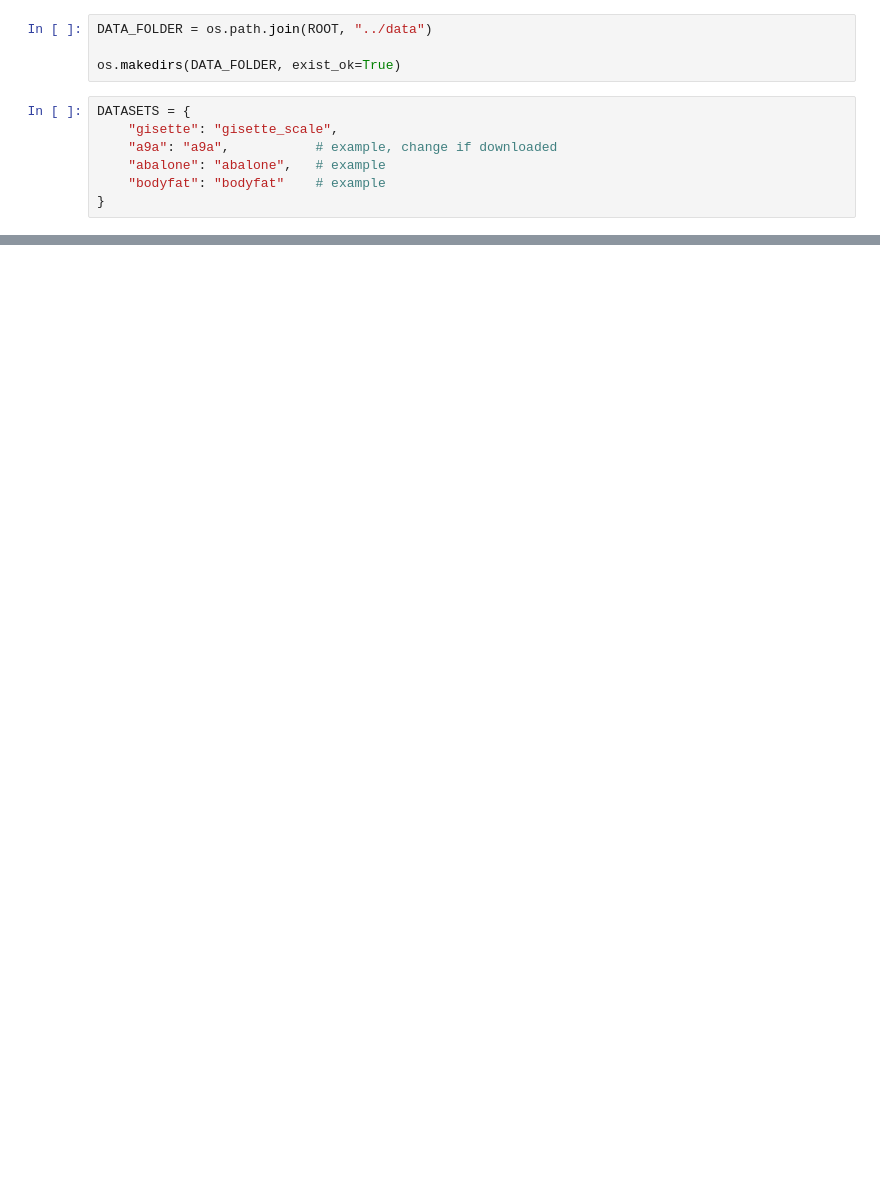
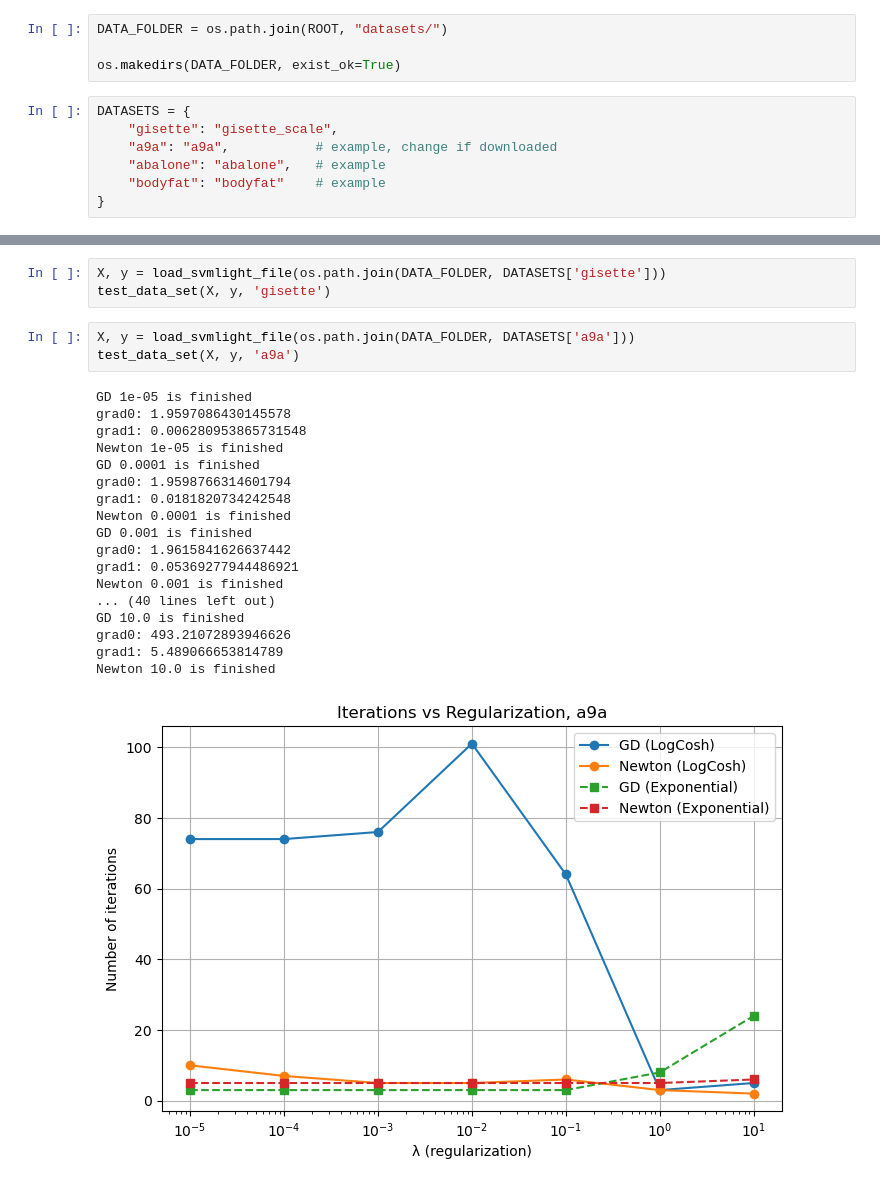
Before and after one commit to crustaceano/ExistanseOfNonExistentSubject, a Jupyter notebook: tasks/task_3_7.ipynb, the cells around one changed output, grey strips where cells are left out. Drawn from its saved outputs; the diff is of its cells as text; blank space fills up the shorter version.

```diff
--- a/tasks/task_3_7.ipynb
+++ b/tasks/task_3_7.ipynb
@@ -11,7 +13,7 @@ from src.oracles import *
 from src.optimization import *
 from plot_trajectory_2d import *
 # %%
-DATA_FOLDER = os.path.join(ROOT, "../data")
+DATA_FOLDER = os.path.join(ROOT, "datasets/")
 
 os.makedirs(DATA_FOLDER, exist_ok=True)
 # %%
@@ -41,0 +200,25 @@ AttributeError: 'str' object has no attribute 'shape'
+# %%
+X, y = load_svmlight_file(os.path.join(DATA_FOLDER, DATASETS['gisette']))
+test_data_set(X, y, 'gisette')
+# %%
+X, y = load_svmlight_file(os.path.join(DATA_FOLDER, DATASETS['a9a']))
+test_data_set(X, y, 'a9a')
+# %% [output]
+GD 1e-05 is finished
+grad0: 1.9597086430145578
+grad1: 0.006280953865731548
+Newton 1e-05 is finished
+GD 0.0001 is finished
+grad0: 1.9598766314601794
+grad1: 0.0181820734242548
+Newton 0.0001 is finished
+GD 0.001 is finished
+grad0: 1.9615841626637442
+grad1: 0.05369277944486921
+Newton 0.001 is finished
+... (40 lines left out)
+GD 10.0 is finished
+grad0: 493.21072893946626
+grad1: 5.489066653814789
+Newton 10.0 is finished
+[figure, added]
```
Also changed, not shown: parts of 7 cells of this notebook, 1 other file.
